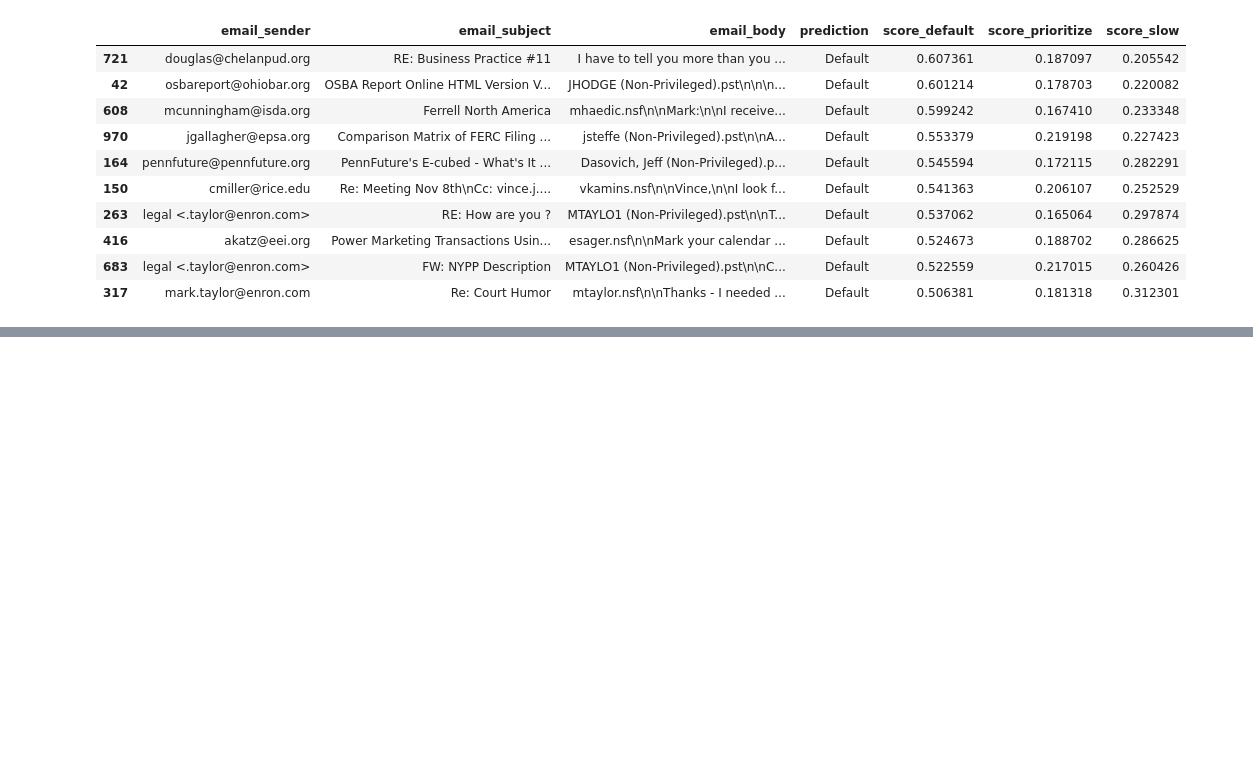
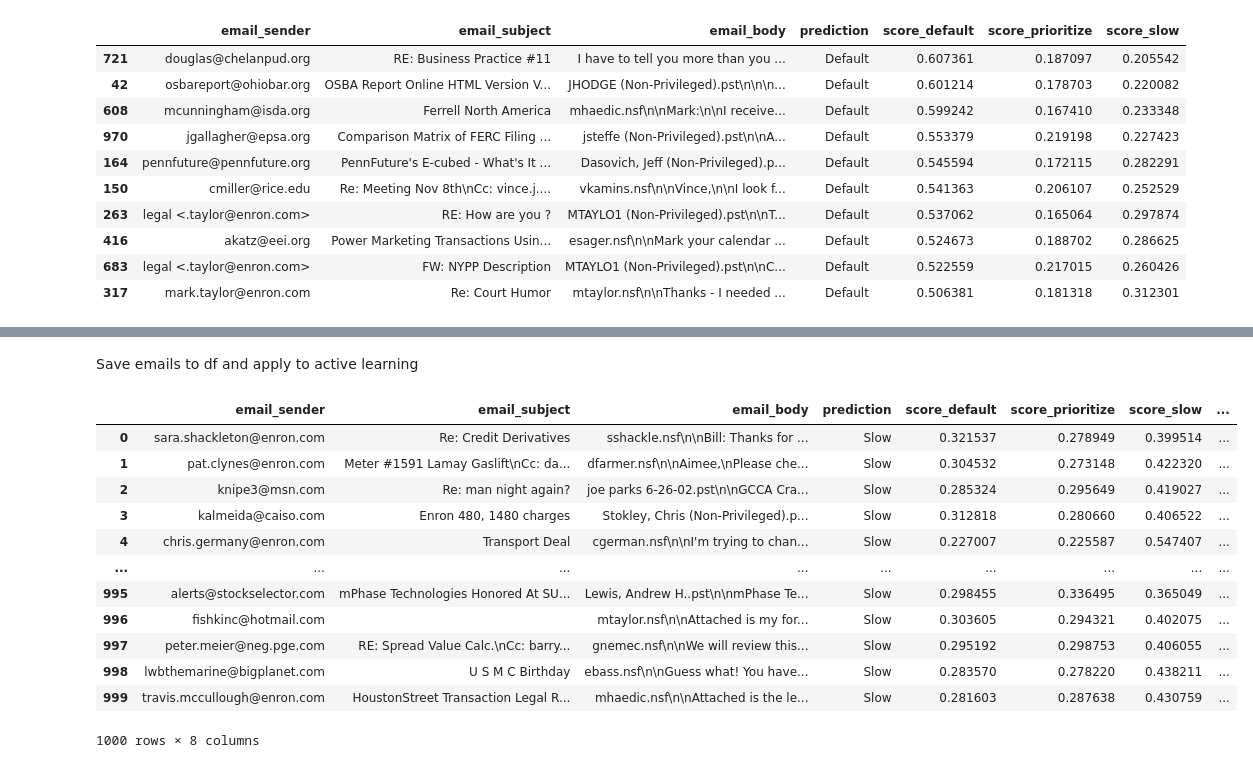
Before and after one commit to josherfey/EmailPrioritizationClassifier, a Jupyter notebook: notebooks/prioritize_emails.ipynb, the cells around one changed output, grey strips where cells are left out. Cells and saved outputs as stored; diff of their text form; code cells hidden in the pictures; blank space fills up the shorter version.

```diff
--- a/notebooks/prioritize_emails.ipynb
+++ b/notebooks/prioritize_emails.ipynb
@@ -519,0 +578,21 @@ df_results_enron.sort_values('score_slow', ascending=False).head(10)
+# %% [markdown]
+Save emails to df and apply to active learning
+# %%
+df_results_enron['email'] = df_results_enron.apply(
+    lambda x: f"From: {x['email_sender']}\nSubject: {x['email_subject']}\n\n{x['email_body']}", axis=1
+)
+df_results_enron
+# %% [output]
+|  | email_sender | email_subject | email_body | prediction | score_default | score_prioritize | score_slow | ... |
+| 0 | sara.shackleton@enron.com | Re: Credit Derivatives | sshackle.nsf\n\nBill: Thanks for ... | Slow | 0.321537 | 0.278949 | 0.399514 | ... |
+| 1 | pat.clynes@enron.com | Meter #1591 Lamay Gaslift\nCc: da... | dfarmer.nsf\n\nAimee,\nPlease che... | Slow | 0.304532 | 0.273148 | 0.422320 | ... |
+| 2 | knipe3@msn.com | Re: man night again? | joe parks 6-26-02.pst\n\nGCCA Cra... | Slow | 0.285324 | 0.295649 | 0.419027 | ... |
+| 3 | kalmeida@caiso.com | Enron 480, 1480 charges | Stokley, Chris (Non-Privileged).p... | Slow | 0.312818 | 0.280660 | 0.406522 | ... |
+| 4 | chris.germany@enron.com | Transport Deal | cgerman.nsf\n\nI'm trying to chan... | Slow | 0.227007 | 0.225587 | 0.547407 | ... |
+| ... | ... | ... | ... | ... | ... | ... | ... | ... |
+| 995 | alerts@stockselector.com | mPhase Technologies Honored At SU... | Lewis, Andrew H..pst\n\nmPhase Te... | Slow | 0.298455 | 0.336495 | 0.365049 | ... |
+| 996 | fishkinc@hotmail.com |  | mtaylor.nsf\n\nAttached is my for... | Slow | 0.303605 | 0.294321 | 0.402075 | ... |
+| 997 | peter.meier@neg.pge.com | RE: Spread Value Calc.\nCc: barry... | gnemec.nsf\n\nWe will review this... | Slow | 0.295192 | 0.298753 | 0.406055 | ... |
+| 998 | lwbthemarine@bigplanet.com | U S M C Birthday | ebass.nsf\n\nGuess what! You have... | Slow | 0.283570 | 0.278220 | 0.438211 | ... |
+| 999 | travis.mccullough@enron.com | HoustonStreet Transaction Legal R... | mhaedic.nsf\n\nAttached is the le... | Slow | 0.281603 | 0.287638 | 0.430759 | ... |
+1000 rows × 8 columns
```
Also changed, not shown: parts of 18 cells of this notebook, 5 other files.
